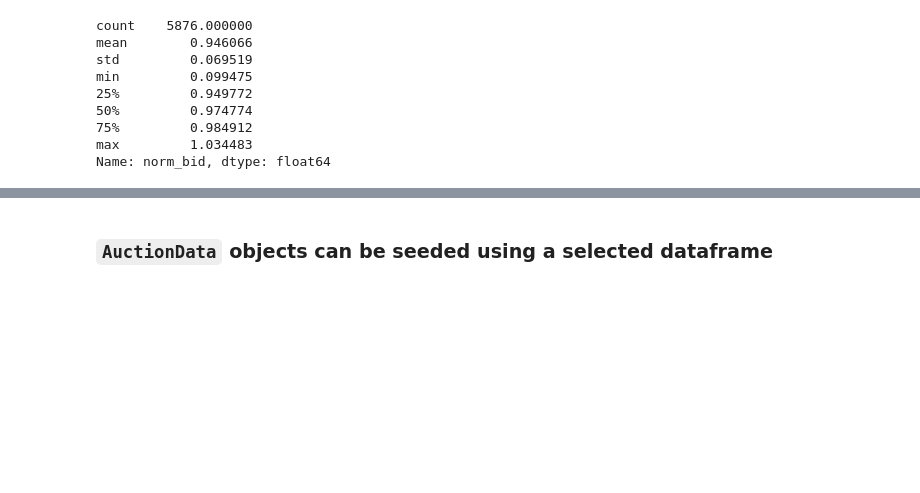
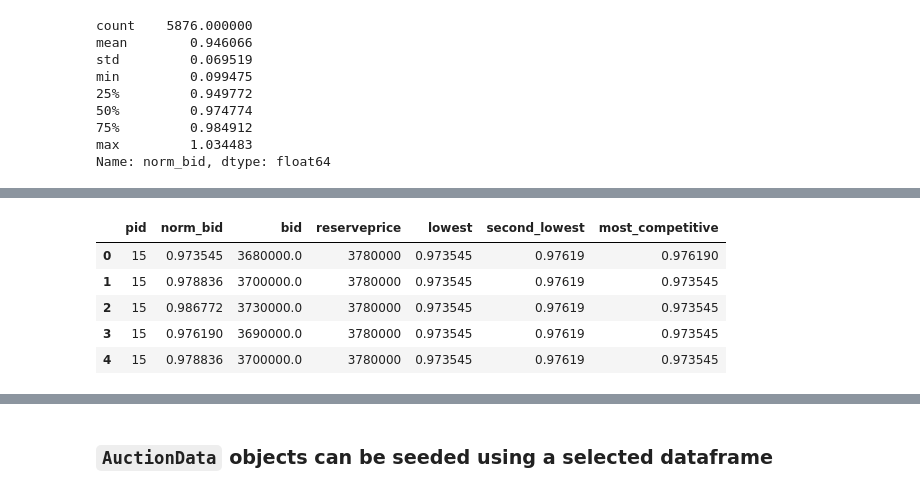
Before and after one commit to sylvaingchassang/missing_bids, a Jupyter notebook: notebooks/example_tsuchiura.ipynb, the cells around one changed output, grey strips where cells are left out. Saved outputs shown, nothing was run; the diff lists cells and outputs as text; code cells hidden in the pictures; blank space fills up the shorter version.

```diff
--- a/notebooks/example_tsuchiura.ipynb
+++ b/notebooks/example_tsuchiura.ipynb
@@ -38,3 +48,12 @@ Name: norm_bid, dtype: float64
+# %%
+tsuchiura_data.df_bids.head()
+# %% [output]
+|  | pid | norm_bid | bid | reserveprice | lowest | second_lowest | most_competitive |
+| 0 | 15 | 0.973545 | 3680000.0 | 3780000 | 0.973545 | 0.97619 | 0.976190 |
+| 1 | 15 | 0.978836 | 3700000.0 | 3780000 | 0.973545 | 0.97619 | 0.973545 |
+| 2 | 15 | 0.986772 | 3730000.0 | 3780000 | 0.973545 | 0.97619 | 0.973545 |
+| 3 | 15 | 0.976190 | 3690000.0 | 3780000 | 0.973545 | 0.97619 | 0.973545 |
+| 4 | 15 | 0.978836 | 3700000.0 | 3780000 | 0.973545 | 0.97619 | 0.973545 |
 # %%
 delta = tsuchiura_data.df_bids.norm_bid - tsuchiura_data.df_bids.most_competitive
 rho = .05
```
Also changed, not shown: parts of 12 cells of this notebook.
